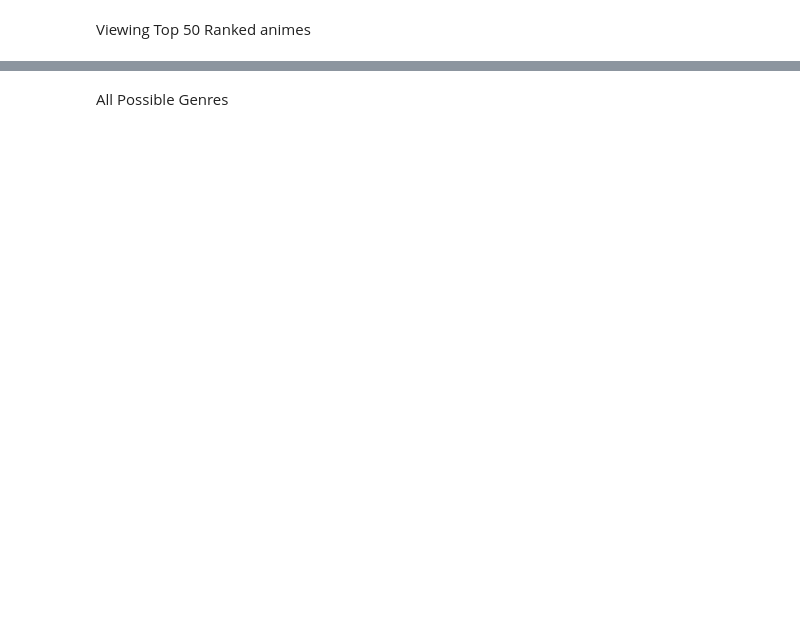
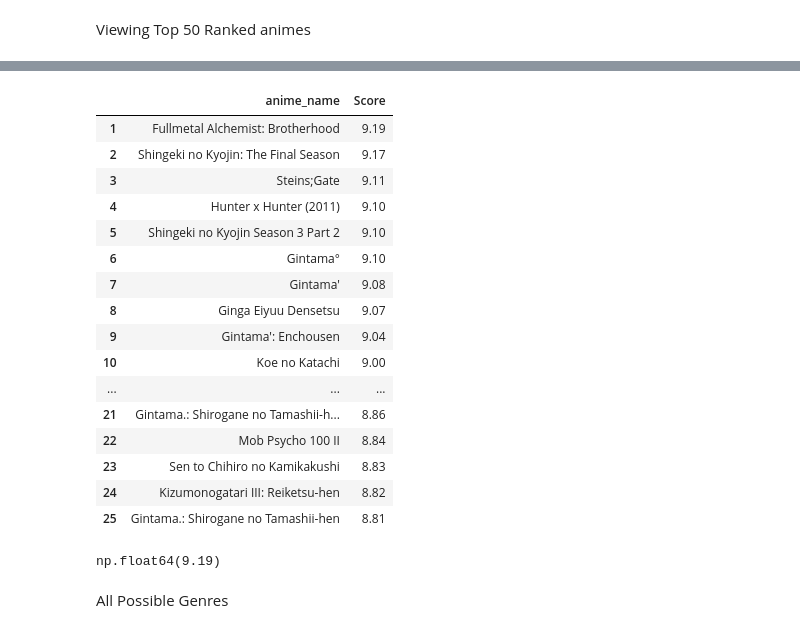
Before and after one commit to 68freeworld/Anime-Recommendation-Model, a Jupyter notebook: anime.ipynb, the cells around one changed output, grey strips where cells are left out. Saved outputs shown, nothing was run; the diff lists cells and outputs as text; code cells hidden in the pictures; blank space fills up the shorter version.

```diff
--- a/anime.ipynb
+++ b/anime.ipynb
@@ -26,2 +17,0 @@ anime_df.head()
-# %%
-pd.set_option('display.max_columns', 10)
@@ -68,0 +109,26 @@ anime_df['ID'].nunique()
+# %%
+# 0) If Score is object, convert to numeric (coerce errors to NaN)
+anime_df['Score'] = pd.to_numeric(anime_df['Score'], errors='coerce')
+
+# 1) Compute the true average Score per anime
+avg_scores = (
+    anime_df
+      .groupby('anime_id')['Score']         #Initially Score meant rating by each individual user for that movie, now it means the Total Avg Rating
+      .mean()
+      .reset_index()
+)
+
+# 2) Pull one representative row per anime_id (keep all other columns)
+#    drop duplicates based on anime_id, keeping the first
+anime_meta = anime_df.drop_duplicates(subset='anime_id').copy()
+
+# 3) Drop the old per-user Score from that
+anime_meta = anime_meta.drop(columns=['Score'])
+
+# 4) Merge the average scores back on
+anime_df = anime_meta.merge(avg_scores, on='anime_id', how='left')
+
+# 5) Verify
+print(anime_df.shape)          # should be (#distinct anime, #cols)
+print(anime_df.dtypes)        # Score now float
+print(anime_df.head())
@@ -90,0 +159,8 @@ Names.head(50)
+# %%
+Top_animes = anime_df.sort_values(by="Score", ascending=False)
+# pull both columns, reset the index, and shift display index to start at 1
+names_and_ratings = (
+    Top_animes[['anime_name','Score']]
+      .reset_index(drop=True)
+)
+names_and_ratings.index += 1
@@ -91,3 +185,27 @@ Names.head(50)
+# %%
+names_and_ratings.head(25)
+# %% [output]
+|  | anime_name | Score |
+| 1 | Fullmetal Alchemist: Brotherhood | 9.19 |
+| 2 | Shingeki no Kyojin: The Final Season | 9.17 |
+| 3 | Steins;Gate | 9.11 |
+| 4 | Hunter x Hunter (2011) | 9.10 |
+| 5 | Shingeki no Kyojin Season 3 Part 2 | 9.10 |
+| 6 | Gintama° | 9.10 |
+| 7 | Gintama' | 9.08 |
+| 8 | Ginga Eiyuu Densetsu | 9.07 |
+| 9 | Gintama': Enchousen | 9.04 |
+| 10 | Koe no Katachi | 9.00 |
+| ... | ... | ... |
+| 21 | Gintama.: Shirogane no Tamashii-h... | 8.86 |
+| 22 | Mob Psycho 100 II | 8.84 |
+| 23 | Sen to Chihiro no Kamikakushi | 8.83 |
+| 24 | Kizumonogatari III: Reiketsu-hen | 8.82 |
+| 25 | Gintama.: Shirogane no Tamashii-hen | 8.81 |
+# %%
+anime_df['Score'].max()
+# %% [output]
+np.float64(9.19)
 # %% [markdown]
 All Possible Genres
 # %%
```
Also changed, not shown: parts of 27 cells of this notebook, 1 other file.
